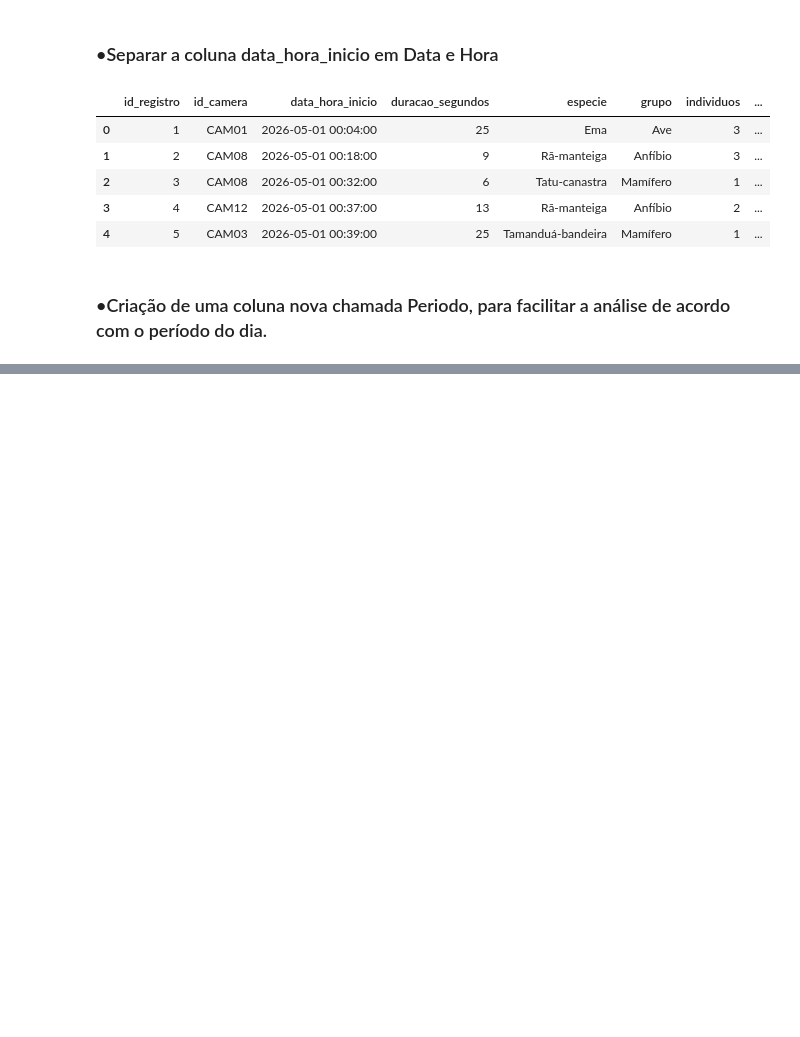
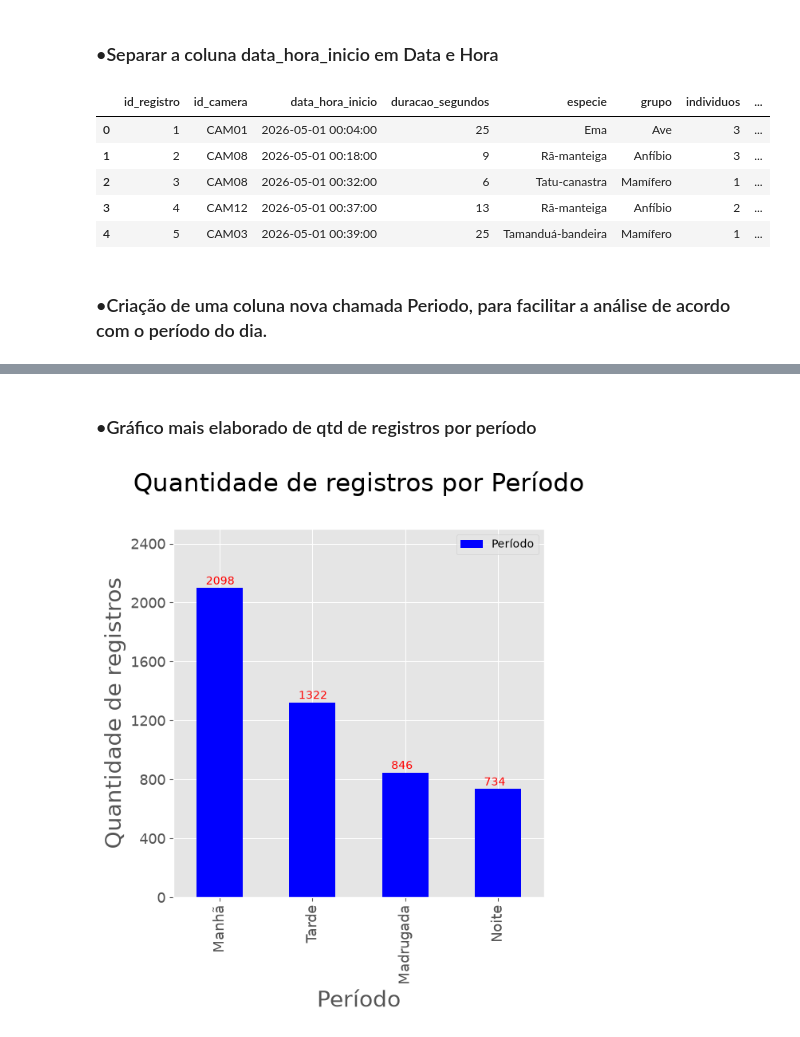
Before and after one commit to dinizjr/Trilha-IA, a Jupyter notebook: DS/Ex01.ipynb, the cells around one changed output, grey strips where cells are left out. Saved outputs shown, nothing was run; the diff lists cells and outputs as text; code cells hidden in the pictures; blank space fills up the shorter version.

```diff
--- a/DS/Ex01.ipynb
+++ b/DS/Ex01.ipynb
@@ -332,0 +351,33 @@ dt.head(100)
+# %% [markdown]
+### •Gráfico mais elaborado de qtd de registros por período
+# %%
+periodo = dt['Periodo'].value_counts()
+
+ax = periodo.plot(
+    kind='bar',
+    rot=90,
+    figsize=(6,6),
+    color='b',
+    fontsize=13,
+    label='Período'
+    )
+ax.set_title('Quantidade de registros por Período\n', fontsize=22, color='black')
+ax.set_ylabel('Quantidade de registros', fontsize=20)
+ax.set_xlabel('Período', fontsize=20)
+ax.set_yticks([0,400,800,1200,1600,2000,2400])
+ax.set_ylim((0,2500))
+
+totals = []
+total = sum(totals)
+for i in ax.patches:
+    ax.text(
+        i.get_x() + 0.1,
+        i.get_height()+25,
+        i.get_height(),
+        color='red'
+    )
+plt.style.use('ggplot')
+plt.legend()
+plt.show()
+# %% [output]
+[figure, added]
```
Also changed, not shown: parts of 12 cells of this notebook.
